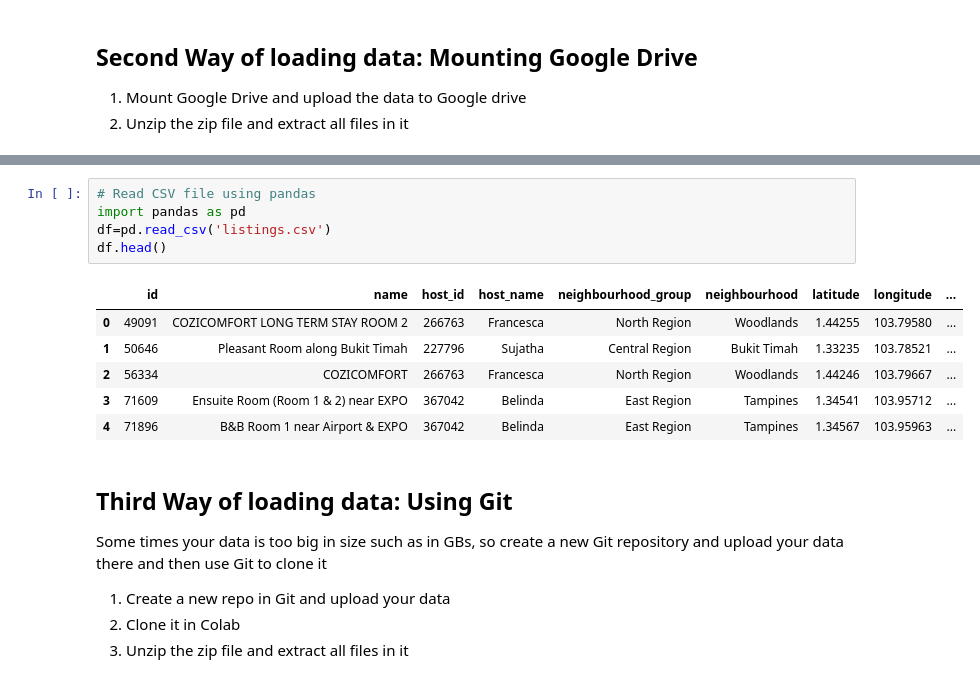
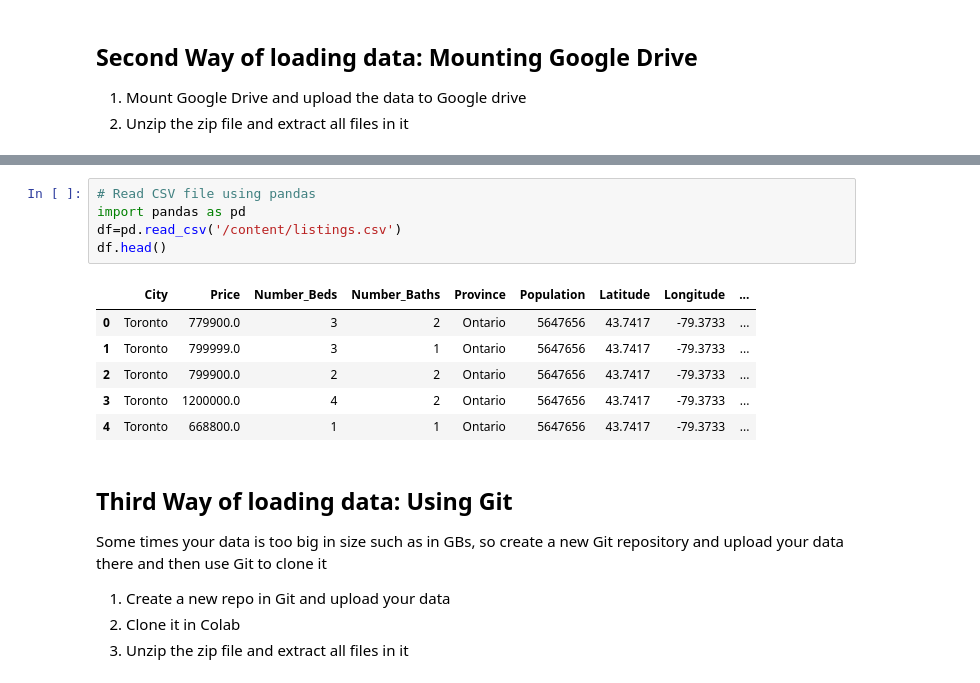
Before and after one commit to ss23906/CE880_Lab_Task, a Jupyter notebook: Week3/Exercise_3_1_DataLoadingColab.ipynb, the cells around one changed output, grey strips where cells are left out. Cells and saved outputs as stored; diff of their text form.

```diff
--- a/Week3/Exercise_3_1_DataLoadingColab.ipynb
+++ b/Week3/Exercise_3_1_DataLoadingColab.ipynb
@@ -67,15 +67,15 @@ done
 # %%
 # Read CSV file using pandas
 import pandas as pd
-df=pd.read_csv('listings.csv')
+df=pd.read_csv('/content/listings.csv')
 df.head()
 # %% [output]
-|  | id | name | host_id | host_name | neighbourhood_group | neighbourhood | latitude | longitude | ... |
-| 0 | 49091 | COZICOMFORT LONG TERM STAY ROOM 2 | 266763 | Francesca | North Region | Woodlands | 1.44255 | 103.79580 | ... |
-| 1 | 50646 | Pleasant Room along Bukit Timah | 227796 | Sujatha | Central Region | Bukit Timah | 1.33235 | 103.78521 | ... |
-| 2 | 56334 | COZICOMFORT | 266763 | Francesca | North Region | Woodlands | 1.44246 | 103.79667 | ... |
-| 3 | 71609 | Ensuite Room (Room 1 & 2) near EXPO | 367042 | Belinda | East Region | Tampines | 1.34541 | 103.95712 | ... |
-| 4 | 71896 | B&B Room 1 near Airport & EXPO | 367042 | Belinda | East Region | Tampines | 1.34567 | 103.95963 | ... |
+|  | City | Price | Number_Beds | Number_Baths | Province | Population | Latitude | Longitude | ... |
+| 0 | Toronto | 779900.0 | 3 | 2 | Ontario | 5647656 | 43.7417 | -79.3733 | ... |
+| 1 | Toronto | 799999.0 | 3 | 1 | Ontario | 5647656 | 43.7417 | -79.3733 | ... |
+| 2 | Toronto | 799900.0 | 2 | 2 | Ontario | 5647656 | 43.7417 | -79.3733 | ... |
+| 3 | Toronto | 1200000.0 | 4 | 2 | Ontario | 5647656 | 43.7417 | -79.3733 | ... |
+| 4 | Toronto | 668800.0 | 1 | 1 | Ontario | 5647656 | 43.7417 | -79.3733 | ... |
 # %% [markdown]
 ## Third Way of loading data: Using Git
 
```
Also changed, not shown: parts of 7 cells of this notebook.
